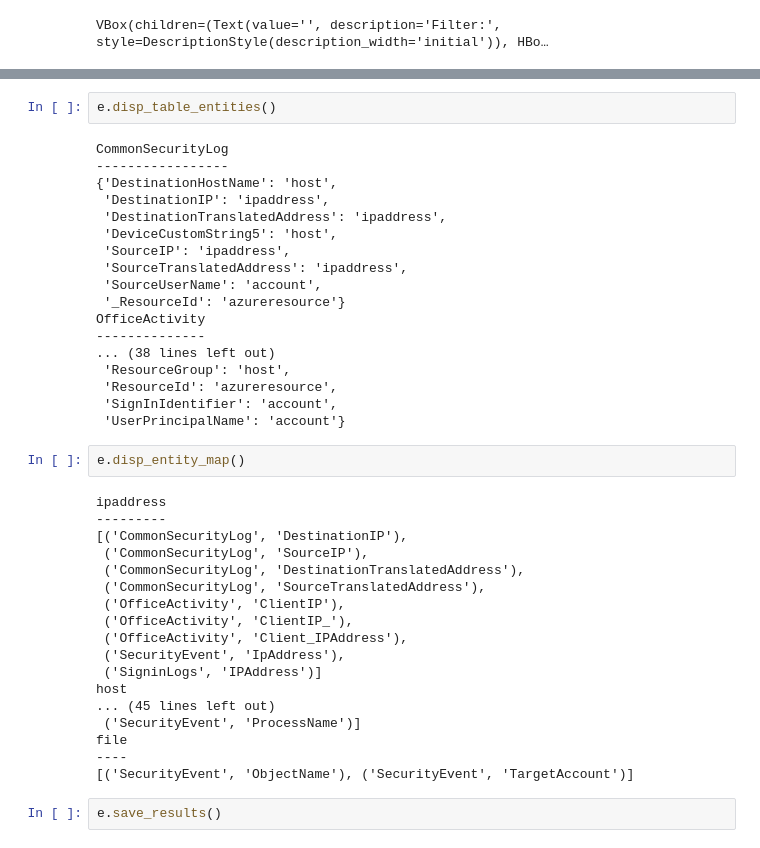
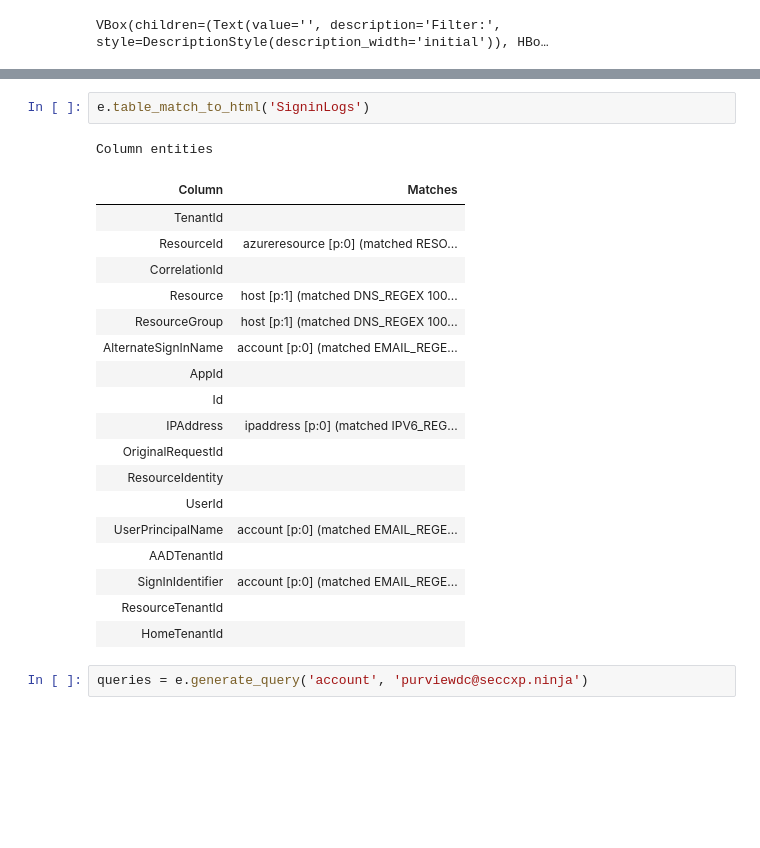
Before and after one commit to microsoft/ASDET, a Jupyter notebook: notebooks/identification/sample_notebook.ipynb, the cells around one changed output, grey strips where cells are left out. Saved outputs shown, nothing was run; the diff lists cells and outputs as text; blank space fills up the shorter version.

```diff
--- a/notebooks/identification/sample_notebook.ipynb
+++ b/notebooks/identification/sample_notebook.ipynb
@@ -82,42 +68,24 @@ OfficeActivity
-# %%
-e.disp_table_entities()
-# %% [output]
-CommonSecurityLog
------------------
-{'DestinationHostName': 'host',
- 'DestinationIP': 'ipaddress',
- 'DestinationTranslatedAddress': 'ipaddress',
- 'DeviceCustomString5': 'host',
- 'SourceIP': 'ipaddress',
- 'SourceTranslatedAddress': 'ipaddress',
- 'SourceUserName': 'account',
- '_ResourceId': 'azureresource'}
-OfficeActivity
---------------
-... (38 lines left out)
- 'ResourceGroup': 'host',
- 'ResourceId': 'azureresource',
- 'SignInIdentifier': 'account',
- 'UserPrincipalName': 'account'}
-# %%
-e.disp_entity_map()
-# %% [output]
-ipaddress
----------
-[('CommonSecurityLog', 'DestinationIP'),
- ('CommonSecurityLog', 'SourceIP'),
- ('CommonSecurityLog', 'DestinationTranslatedAddress'),
- ('CommonSecurityLog', 'SourceTranslatedAddress'),
- ('OfficeActivity', 'ClientIP'),
- ('OfficeActivity', 'ClientIP_'),
- ('OfficeActivity', 'Client_IPAddress'),
- ('SecurityEvent', 'IpAddress'),
- ('SigninLogs', 'IPAddress')]
-host
-... (45 lines left out)
- ('SecurityEvent', 'ProcessName')]
-file
-----
-[('SecurityEvent', 'ObjectName'), ('SecurityEvent', 'TargetAccount')]
-# %%
-e.save_results()
+# %%
+e.table_match_to_html('SigninLogs')
+# %% [output]
+Column entities
+| Column | Matches |
+| TenantId |  |
+| ResourceId | azureresource [p:0] (matched RESO... |
+| CorrelationId |  |
+| Resource | host [p:1] (matched DNS_REGEX 100... |
+| ResourceGroup | host [p:1] (matched DNS_REGEX 100... |
+| AlternateSignInName | account [p:0] (matched EMAIL_REGE... |
+| AppId |  |
+| Id |  |
+| IPAddress | ipaddress [p:0] (matched IPV6_REG... |
+| OriginalRequestId |  |
+| ResourceIdentity |  |
+| UserId |  |
+| UserPrincipalName | account [p:0] (matched EMAIL_REGE... |
+| AADTenantId |  |
+| SignInIdentifier | account [p:0] (matched EMAIL_REGE... |
+| ResourceTenantId |  |
+| HomeTenantId |  |
+# %%
+queries = e.generate_query('account', 'purviewdc@seccxp.ninja')
```
Also changed, not shown: parts of 10 cells of this notebook, 1 other file.
